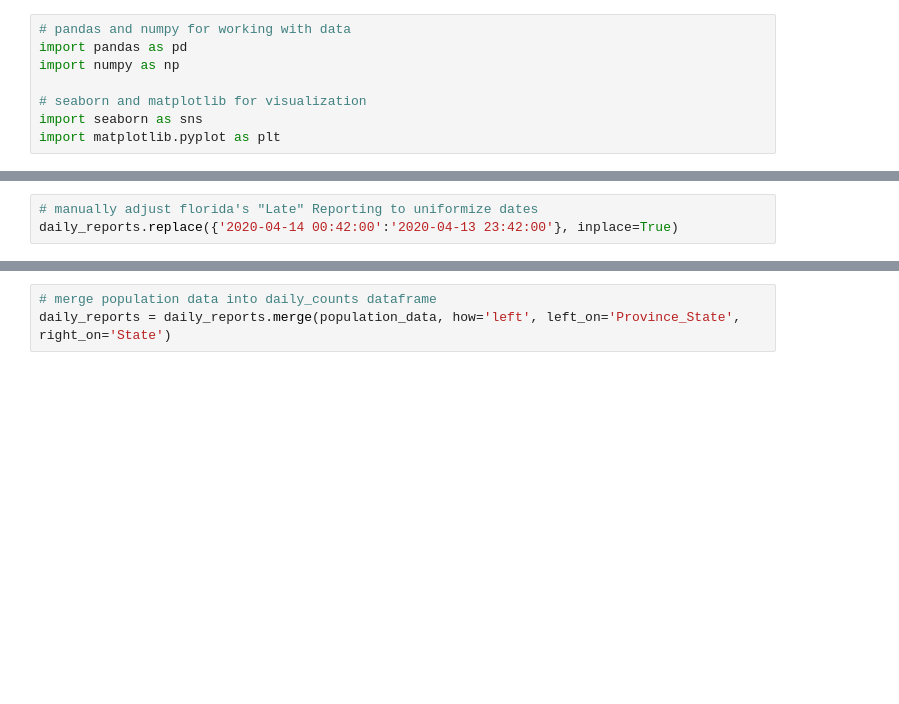
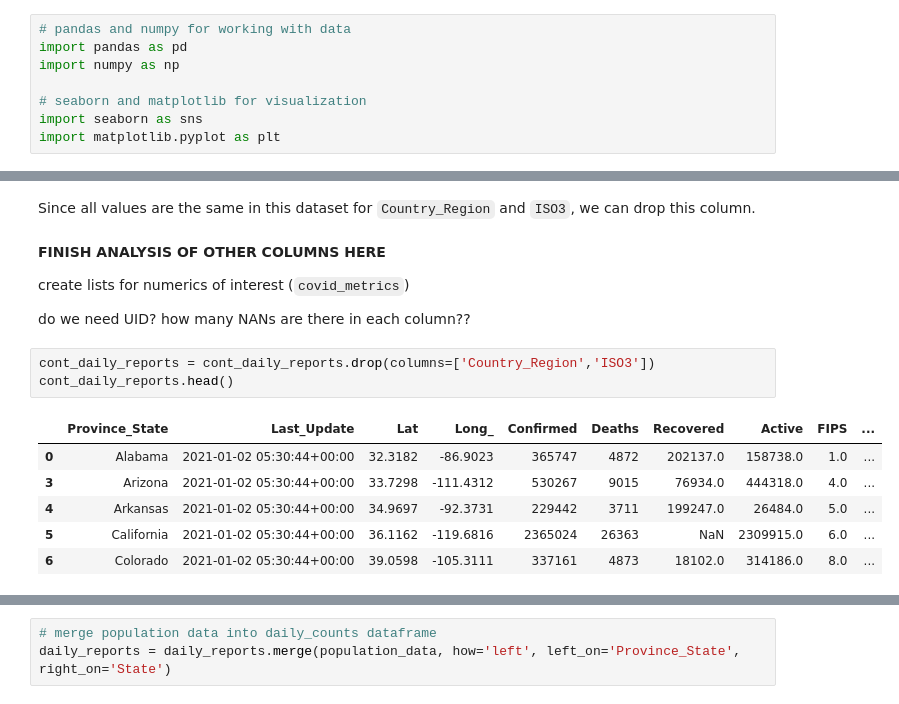
Before and after one commit to amichaelsen/COVID_project, a Jupyter notebook: analysis/data_cleaning.ipynb, the cells around one changed output, grey strips where cells are left out. Drawn from its saved outputs; the diff is of its cells as text; blank space fills up the shorter version.

```diff
--- a/analysis/data_cleaning.ipynb
+++ b/analysis/data_cleaning.ipynb
@@ -32,6 +33,3 @@ daily_reports.head()
 | 2 | American Samoa | US | 2021-01-02 05:30:44 | -14.2710 | -170.1320 | 0 | 0 | NaN | 0.0 | ... |
 | 3 | Arizona | US | 2021-01-02 05:30:44 | 33.7298 | -111.4312 | 530267 | 9015 | 76934.0 | 444318.0 | ... |
 | 4 | Arkansas | US | 2021-01-02 05:30:44 | 34.9697 | -92.3731 | 229442 | 3711 | 199247.0 | 26484.0 | ... |
-# %%
-# manually adjust florida's "Late" Reporting to uniformize dates
-daily_reports.replace({'2020-04-14 00:42:00':'2020-04-13 23:42:00'}, inplace=True)
@@ -37,0 +108,18 @@ daily_reports.replace({'2020-04-14 00:42:00':'2020-04-13 23:42:00'}, inplace=Tru
+# %% [markdown]
+Since all values are the same in this dataset for `Country_Region` and `ISO3`, we can drop this column.
+# %% [markdown]
+**FINISH ANALYSIS OF OTHER COLUMNS HERE**
+
+create lists for numerics of interest (`covid_metrics`)
+
+do we need UID? how many NANs are there in each column??
+# %%
+cont_daily_reports = cont_daily_reports.drop(columns=['Country_Region','ISO3'])
+cont_daily_reports.head()
+# %% [output]
+|  | Province_State | Last_Update | Lat | Long_ | Confirmed | Deaths | Recovered | Active | FIPS | ... |
+| 0 | Alabama | 2021-01-02 05:30:44+00:00 | 32.3182 | -86.9023 | 365747 | 4872 | 202137.0 | 158738.0 | 1.0 | ... |
+| 3 | Arizona | 2021-01-02 05:30:44+00:00 | 33.7298 | -111.4312 | 530267 | 9015 | 76934.0 | 444318.0 | 4.0 | ... |
+| 4 | Arkansas | 2021-01-02 05:30:44+00:00 | 34.9697 | -92.3731 | 229442 | 3711 | 199247.0 | 26484.0 | 5.0 | ... |
+| 5 | California | 2021-01-02 05:30:44+00:00 | 36.1162 | -119.6816 | 2365024 | 26363 | NaN | 2309915.0 | 6.0 | ... |
+| 6 | Colorado | 2021-01-02 05:30:44+00:00 | 39.0598 | -105.3111 | 337161 | 4873 | 18102.0 | 314186.0 | 8.0 | ... |
```
Also changed, not shown: parts of 42 cells of this notebook.
